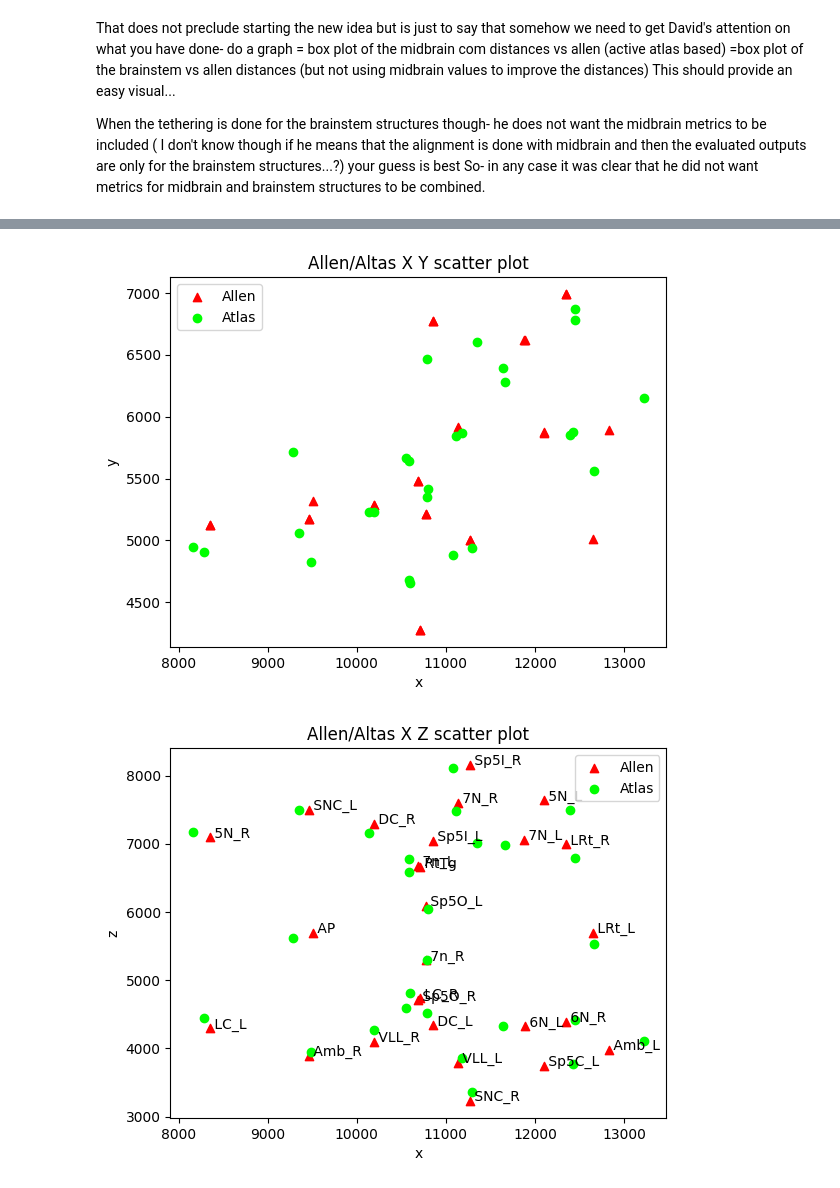
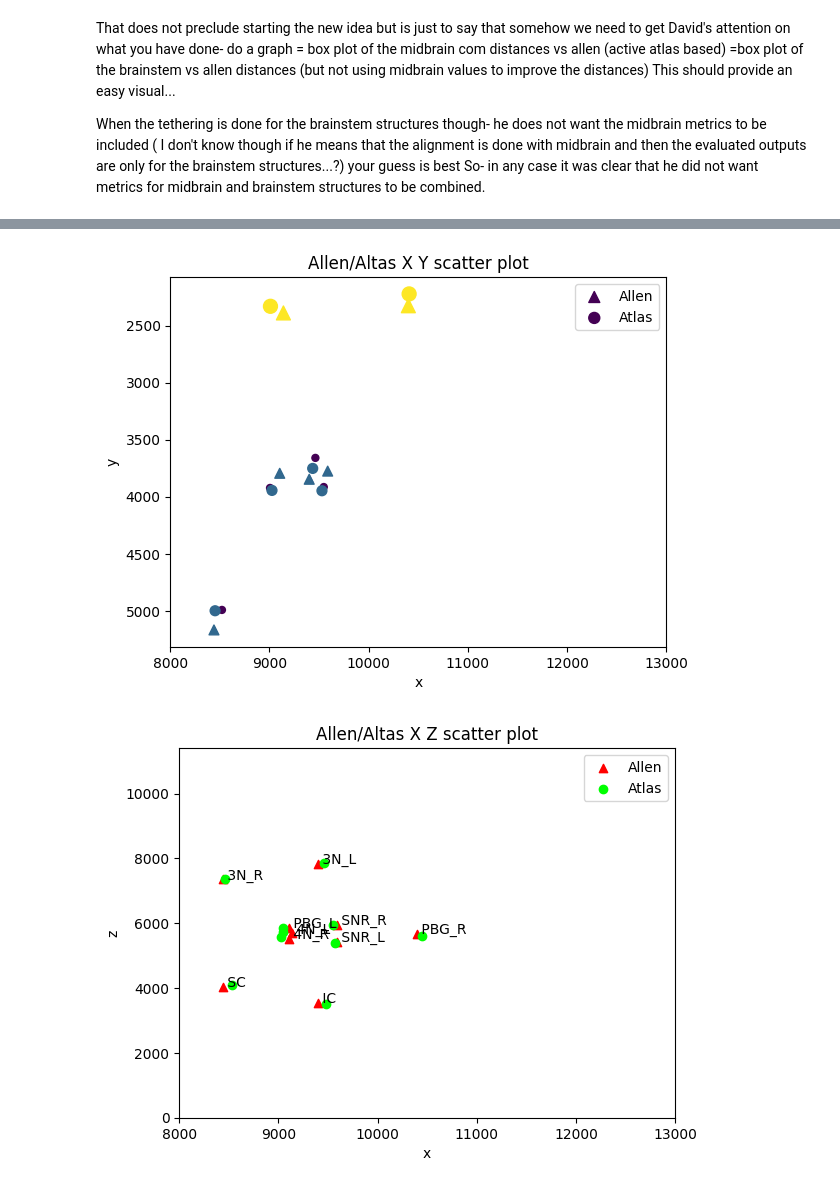
Before and after one commit to BrainSharer/pipeline, a Jupyter notebook: src/atlas/notebooks/landmark-registration-analytical.ipynb, the cells around one changed output, grey strips where cells are left out. Saved outputs shown, nothing was run; the diff lists cells and outputs as text; code cells hidden in the pictures.

Commit message:
Updated the allen/atlas graphs to label subsets

```diff
--- a/src/atlas/notebooks/landmark-registration-analytical.ipynb
+++ b/src/atlas/notebooks/landmark-registration-analytical.ipynb
@@ -63,7 +70,7 @@ brainstem_keys = set(brain.allen_structures_keys) - brain.midbrain_keys
 # %%
 moving_coms = brain.get_coms(annotator_id=1)
 allen_coms = brain.fixed_brain.get_coms(annotator_id=1)
-common_keys = allen_coms.keys() & moving_coms.keys() &  brainstem_keys
+common_keys = allen_coms.keys() & moving_coms.keys() &  brain.midbrain_keys
 brain_regions = sorted(moving_coms.keys())
 allen_points = np.array([allen_coms[s] for s in brain_regions if s in common_keys])
 moving_points = np.array([moving_coms[s] for s in brain_regions if s in common_keys])
@@ -192,0 +190,8 @@ brain.midbrain_keys
+# %%
+df_allen = pd.DataFrame(allen_point_dict.items(), columns=['Structure', 'xyz'])
+df_allen['S'] = df_allen.apply (lambda row: label_left_right(row), axis=1)
+df_allen[['X', 'Y', 'Z']] = pd.DataFrame(df_allen['xyz'].tolist(), index=df_allen.index)
+# %%
+df_atlas = pd.DataFrame(reg_point_dict.items(), columns=['Structure', 'xyz'])
+df_atlas['S'] = df_atlas.apply (lambda row: label_left_right(row), axis=1)
+df_atlas[['X', 'Y', 'Z']] = pd.DataFrame(df_atlas['xyz'].tolist(), index=df_atlas.index)
@@ -192,0 +209,7 @@ brain.midbrain_keys
+# %%
+xmin = 8000
+xmax = 13000
+ymin = 2000
+ymax = 6000
+zmin = 0
+zmax = 25*456
@@ -193,33 +250,41 @@ brain.midbrain_keys
 # %%
-xA = allen_points[:,0]
-yA = allen_points[:,1]
-zA = allen_points[:,2]
-xm = reg_points.T[:,0]
-ym = reg_points.T[:,1]
-zm = reg_points.T[:,2]
 
-plt.scatter(xA, yA, marker='^', c='#FF0000', label='Allen')
-plt.scatter(xm, ym, marker='o', c='#00FF00', label='Atlas')
+plt.scatter(df_allen.X, df_allen.Y, marker='^', label='Allen', s=df_allen.S, c=df_allen.S)
+plt.scatter(df_atlas.X, df_atlas.Y, marker='o', label='Atlas', s=df_atlas.S, c=df_atlas.S)
+#for i, txt in enumerate(common_keys):
+#    if txt.endswith('R'):
+#        plt.annotate(' R', (xA[i], yA[i]))
+#    if txt.endswith('L'):
+#        plt.annotate(' L', (xA[i], yA[i]))
+
 plt.xlabel('x')
 plt.ylabel('y')
+ax = plt.gca()
+ax.set_xlim([xmin, xmax])
+#ax.set_ylim([ymin, ymax])
+ax.invert_yaxis()
 plt.title('Allen/Altas X Y scatter plot')
 plt.legend()
 plt.show()
 plt.close()
 
 plt.scatter(xA, zA, marker='^', c='#FF0000', label='Allen')
 plt.scatter(xm, zm, marker='o', c='#00FF00', label='Atlas')
 for i, txt in enumerate(common_keys):
     plt.annotate(f' {txt}', (xA[i], zA[i]))
 plt.xlabel('x')
 plt.ylabel('z')
+ax = plt.gca()
+ax.set_xlim([xmin, xmax])
+ax.set_ylim([zmin, zmax])
+#ax.invert_yaxis()
 plt.title('Allen/Altas X Z scatter plot')
 plt.legend()
 plt.show()
 plt.close()
 # %% [output]
-[figure, old version]
+[figure, new version]
-[figure, old version]
+[figure, new version]
 # %%
 reg_points.shape
 # %%
```
Also changed, not shown: parts of 13 cells of this notebook, 4 other files.
